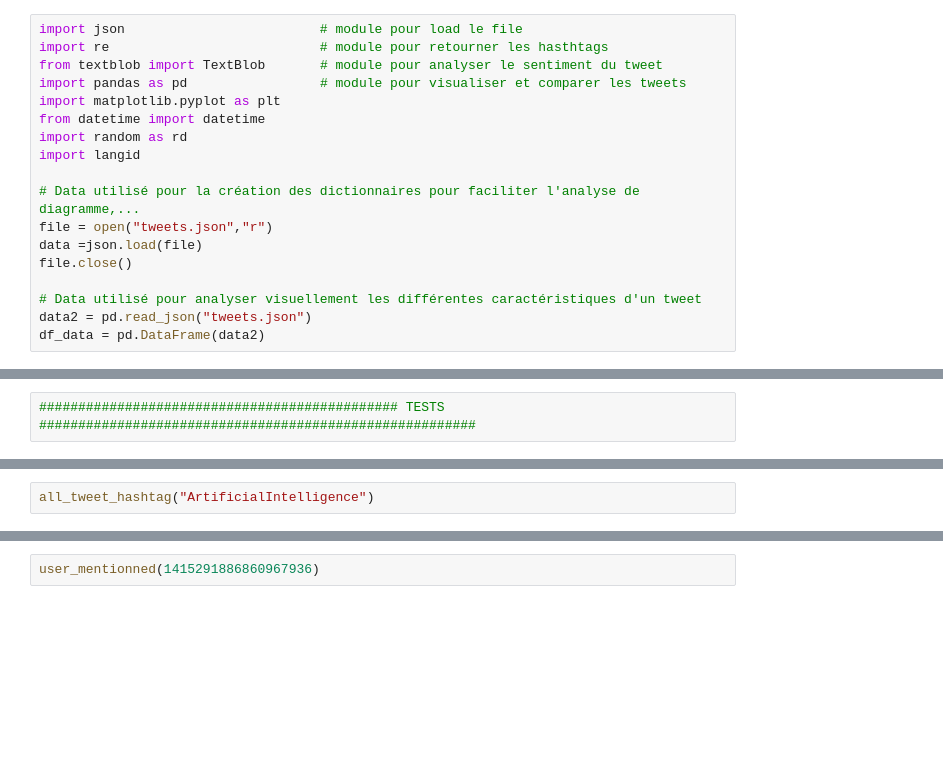
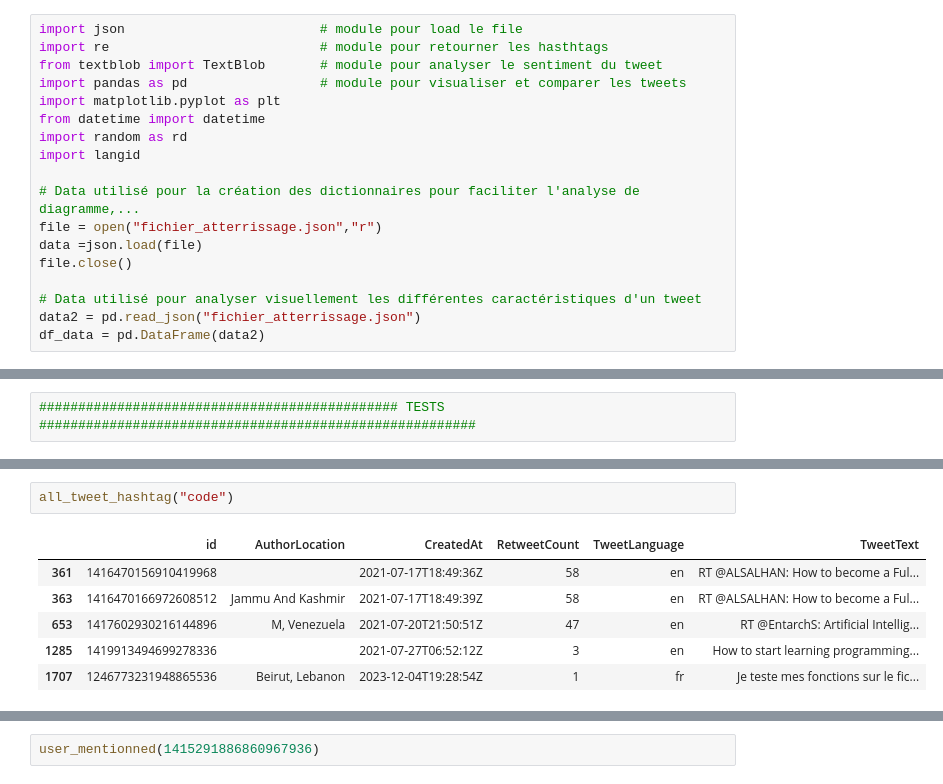
Before and after one commit to uvsq22202060/projet_InPoDa, a Jupyter notebook: test.ipynb, the cells around one changed output, grey strips where cells are left out. Cells and saved outputs as stored; diff of their text form; blank space fills up the shorter version.

```diff
--- a/test.ipynb
+++ b/test.ipynb
@@ -9,12 +9,12 @@ import random as rd
 import langid
 
 # Data utilisé pour la création des dictionnaires pour faciliter l'analyse de diagramme,...
-file = open("tweets.json","r")
+file = open("fichier_atterrissage.json","r")
 data =json.load(file)
 file.close()
 
 # Data utilisé pour analyser visuellement les différentes caractéristiques d'un tweet
-data2 = pd.read_json("tweets.json")
+data2 = pd.read_json("fichier_atterrissage.json")
 df_data = pd.DataFrame(data2)
 # %%
 class Tweet :
@@ -325,2 +343,9 @@ all_hashtag()
 # %%
-all_tweet_hashtag("ArtificialIntelligence")
+all_tweet_hashtag("code")
+# %% [output]
+|  | id | AuthorLocation | CreatedAt | RetweetCount | TweetLanguage | TweetText |
+| 361 | 1416470156910419968 |  | 2021-07-17T18:49:36Z | 58 | en | RT @ALSALHAN: How to become a Ful... |
+| 363 | 1416470166972608512 | Jammu And Kashmir | 2021-07-17T18:49:39Z | 58 | en | RT @ALSALHAN: How to become a Ful... |
+| 653 | 1417602930216144896 | M, Venezuela | 2021-07-20T21:50:51Z | 47 | en | RT @EntarchS: Artificial Intellig... |
+| 1285 | 1419913494699278336 |  | 2021-07-27T06:52:12Z | 3 | en | How to start learning programming... |
+| 1707 | 1246773231948865536 | Beirut, Lebanon | 2023-12-04T19:28:54Z | 1 | fr | Je teste mes fonctions sur le fic... |
```
Also changed, not shown: parts of 17 cells of this notebook, 3 other files.
